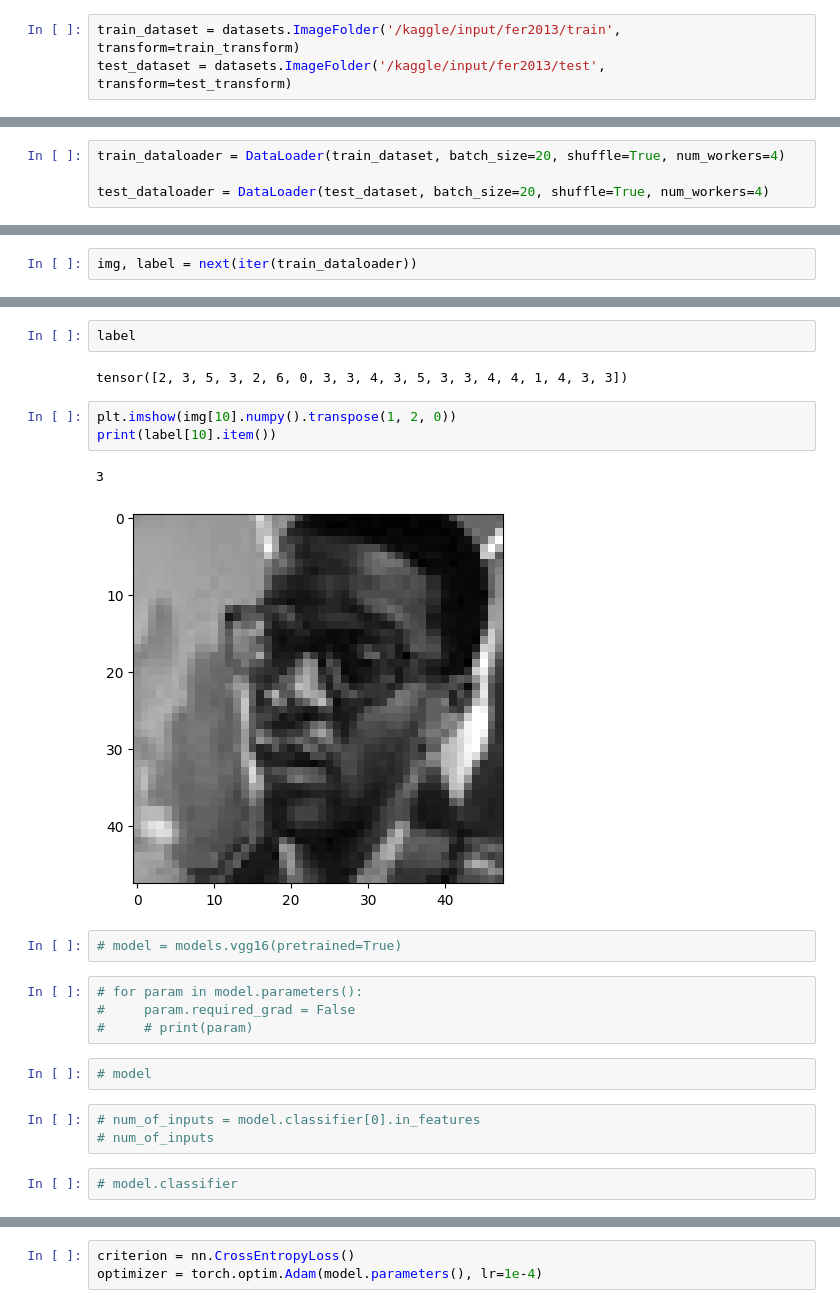
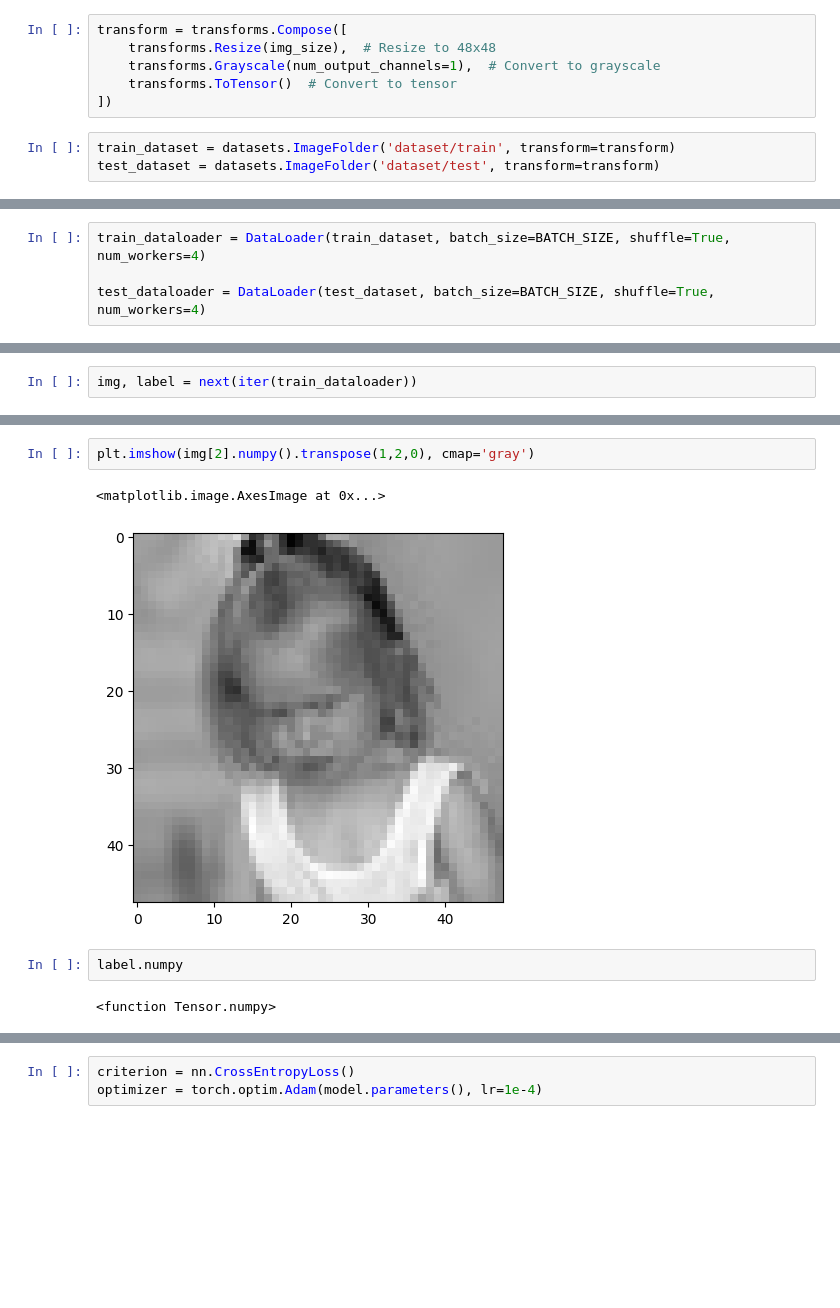
Before and after one commit to ali-bin-kashif/DeepEmotion-CNN, a Jupyter notebook: emotion_detection_model.ipynb, the cells around one changed output, grey strips where cells are left out. Saved outputs shown, nothing was run; the diff lists cells and outputs as text; blank space fills up the shorter version.

```diff
--- a/emotion_detection_model.ipynb
+++ b/emotion_detection_model.ipynb
@@ -60,3 +36,9 @@ test_transform = transforms.Compose([
+# %%
+transform = transforms.Compose([
+    transforms.Resize(img_size),  # Resize to 48x48
+    transforms.Grayscale(num_output_channels=1),  # Convert to grayscale
+    transforms.ToTensor()  # Convert to tensor
+])
 # %%
-train_dataset = datasets.ImageFolder('/kaggle/input/fer2013/train', transform=train_transform)
-test_dataset = datasets.ImageFolder('/kaggle/input/fer2013/test', transform=test_transform)
+train_dataset = datasets.ImageFolder('dataset/train', transform=transform)
+test_dataset = datasets.ImageFolder('dataset/test', transform=transform)
@@ -79,9 +62,9 @@ type(train_dataset)
 # %% [output]
 torchvision.datasets.folder.ImageFolder
 # %%
-train_dataloader = DataLoader(train_dataset, batch_size=20, shuffle=True, num_workers=4)
+train_dataloader = DataLoader(train_dataset, batch_size=BATCH_SIZE, shuffle=True, num_workers=4)
 
-test_dataloader = DataLoader(test_dataset, batch_size=20, shuffle=True, num_workers=4)
+test_dataloader = DataLoader(test_dataset, batch_size=BATCH_SIZE, shuffle=True, num_workers=4)
 # %%
 type(train_dataloader)
 # %% [output]
@@ -95,23 +94,9 @@ torch.Size([20, 3, 48, 48])
+# %%
+plt.imshow(img[2].numpy().transpose(1,2,0), cmap='gray')
+# %% [output]
+<matplotlib.image.AxesImage at 0x...>
+[figure, added]
 # %%
-label
+label.numpy
 # %% [output]
-tensor([2, 3, 5, 3, 2, 6, 0, 3, 3, 4, 3, 5, 3, 3, 4, 4, 1, 4, 3, 3])
+<function Tensor.numpy>
-# %%
-plt.imshow(img[10].numpy().transpose(1, 2, 0))
-print(label[10].item())
-# %% [output]
-3
-[figure, removed]
-# %%
-# model = models.vgg16(pretrained=True)
-# %%
-# for param in model.parameters():
-#     param.required_grad = False
-#     # print(param)
-# %%
-# model
-# %%
-# num_of_inputs = model.classifier[0].in_features
-# num_of_inputs
-# %%
-# model.classifier
```
Also changed, not shown: parts of 17 cells of this notebook, 1 other file.
